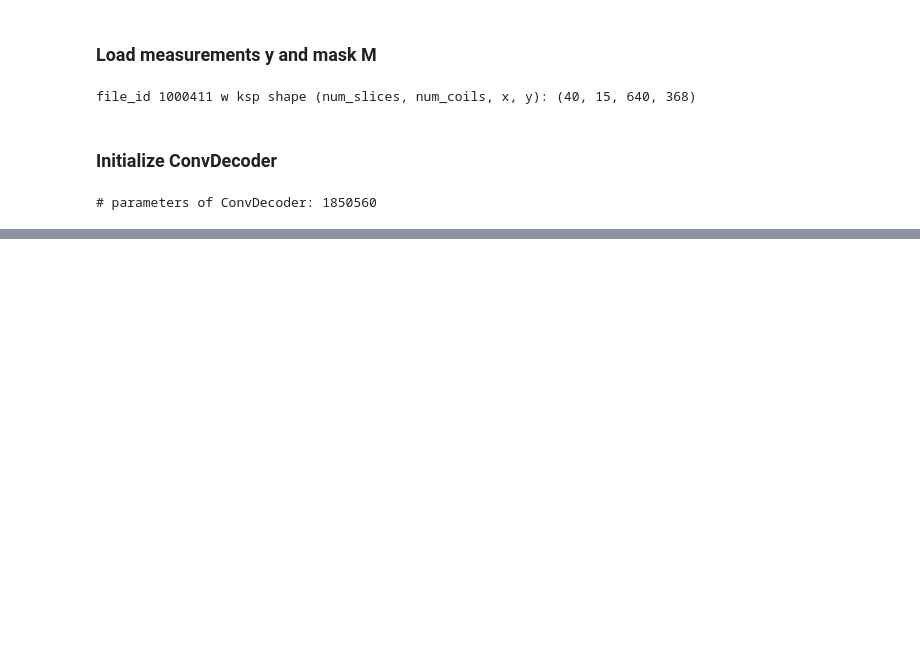
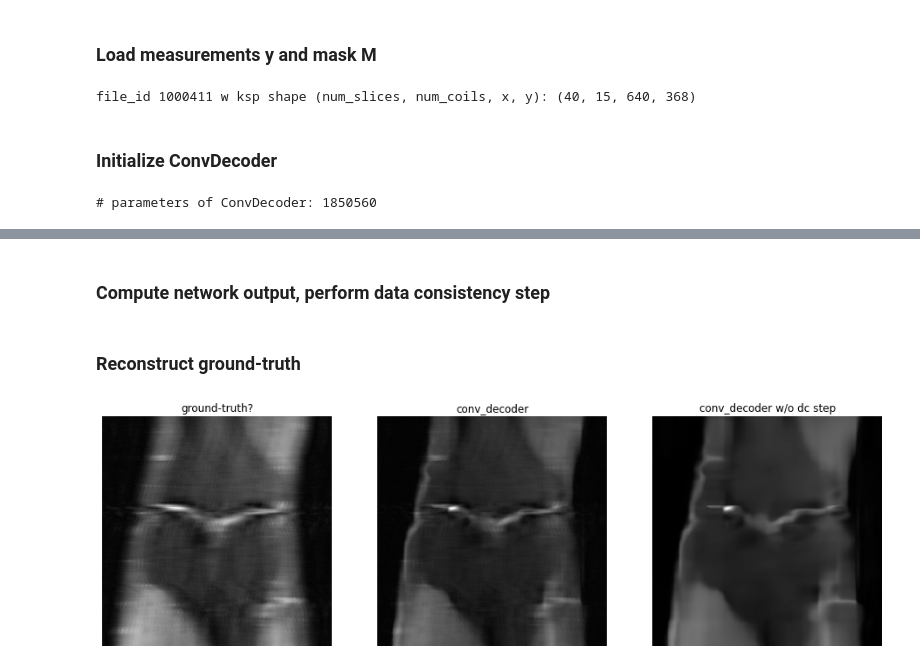
Before and after one commit to davevanveen/unsup_mri, a Jupyter notebook: 20200919_convdecoder_sample.ipynb, the cells around one changed output, grey strips where cells are left out. Cells and saved outputs as stored; diff of their text form; code cells hidden in the pictures; blank space fills up the shorter version.

```diff
--- a/20200919_convdecoder_sample.ipynb
+++ b/20200919_convdecoder_sample.ipynb
@@ -121,24 +77,8 @@ ksp_orig = np_to_tt(split_complex_vals(slice_ksp)) # ([15, 640, 368, 2]); slice_
 # %%
-NUM_ITER = 1 # default 1000
-
-ksp_masked, img_masked = get_masked_measurements(slice_ksp, mask)
-
-print(ksp_masked, img_masked, net_input)
+NUM_ITER = 1000 # default 1000
 
 net, mse_wrt_ksp, mse_wrt_img = fit(
     ksp_masked=ksp_masked, img_masked=img_masked,
     net=net, net_input=net_input, mask2d=mask2d,
     mask1d=mask1d_, ksp_orig=ksp_orig,
     img_ls=None, num_iter=NUM_ITER, dtype=dtype)
-
-# estimate image \hat{x} = G(\hat{C})
-img_out = net(net_input.type(dtype))[0]
-
-# data consistency step
-img_dc, img_est = data_consistency(img_out, slice_ksp, mask1d)
-
-# create ground-truth from full k-space
-print('bug alert! ground-truth likely not computed properly')
-img_gt = recon_ksp_to_img(slice_ksp) # must do this after slice_ksp is scaled
-
-calc_metrics(img_dc, img_gt)
@@ -151,0 +85,2 @@ sys.exit()
+# %% [markdown]
+### Compute network output, perform data consistency step
@@ -151,0 +91,2 @@ sys.exit()
+# %% [markdown]
+### Reconstruct ground-truth
@@ -152,26 +95,21 @@ sys.exit()
 # %%
-for i in np.arange(0, 2*len(file_id_list), 2):
+fig = plt.figure(figsize=(16, 8))
 
-    fig = plt.figure(figsize=(16, 8))
+ax1 = fig.add_subplot(131)
+ax1.imshow(img_gt, cmap='gray')
+ax1.set_title('ground-truth?')
+ax1.axis('off')
 
-    ax1 = fig.add_subplot(141)
-    ax1.imshow(img_gt_list[i], cmap='gray')
-    ax1.set_title('ground-truth?')
-    ax1.axis('off')
+ax2 = fig.add_subplot(132)
+ax2.imshow(img_dc, cmap='gray')
+ax2.set_title('conv_decoder')
+ax2.axis('off')
 
-    ax2 = fig.add_subplot(142)
-    ax2.imshow(img_dc_list[i], cmap='gray')
-    ax2.set_title('conv_decoder, iter {}'.format(np.array(NUM_ITER_LIST).min()))
-    ax2.axis('off')
+ax4 = fig.add_subplot(133)
+ax4.imshow(img_est, cmap='gray')
+ax4.set_title('conv_decoder w/o dc step')
+ax4.axis('off')
 
-    ax3 = fig.add_subplot(143)
-    ax3.imshow(img_dc_list[i+1], cmap='gray')
-    ax3.set_title('conv_decoder')
-    ax3.axis('off')
-
-    ax4 = fig.add_subplot(144)
-    ax4.imshow(img_est_list[i+1], cmap='gray')
-    ax4.set_title('conv_decoder w/o dc post')
-    ax4.axis('off')
-
-    plt.show()
+plt.show()
+# %% [output]
+[figure, added]
```
Also changed, not shown: parts of 16 cells of this notebook, 10 other files.
